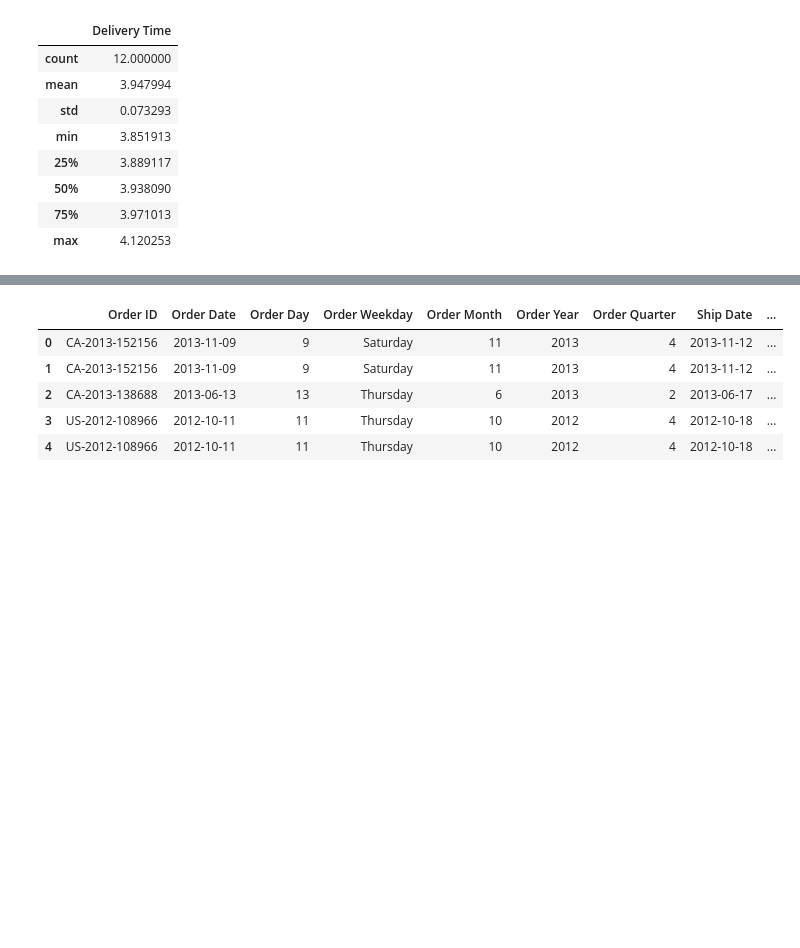
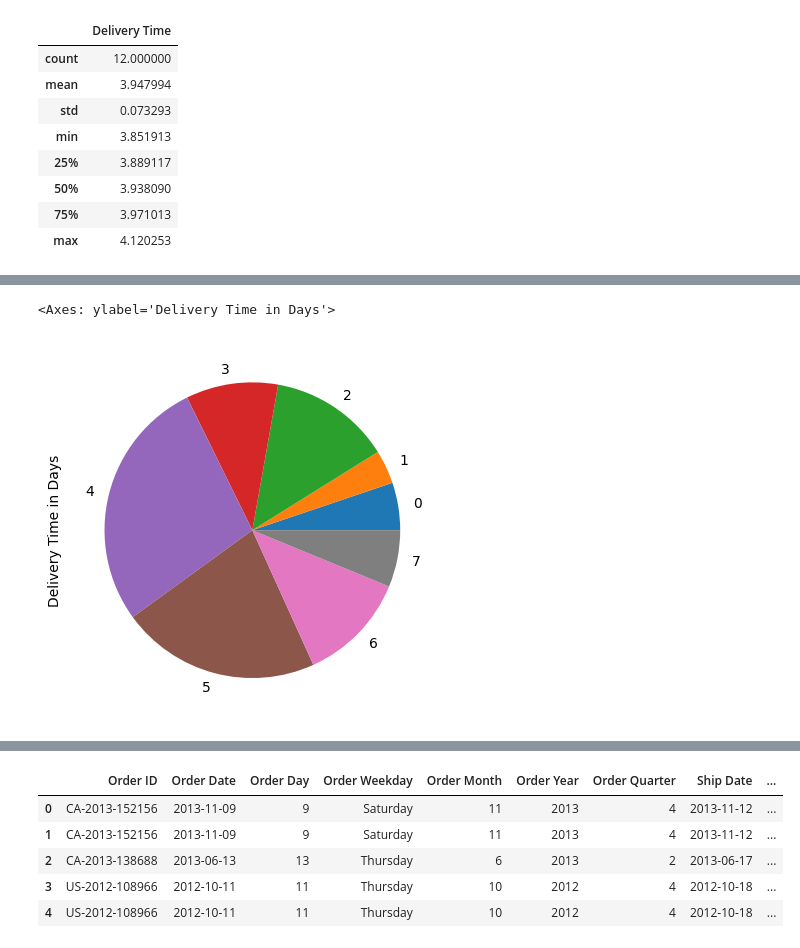
Before and after one commit to manipuppeteer/Data-Analysis-Project-DataCraft, a Jupyter notebook: Superstore.ipynb, the cells around one changed output, grey strips where cells are left out. Saved outputs shown, nothing was run; the diff lists cells and outputs as text; code cells hidden in the pictures; blank space fills up the shorter version.

```diff
--- a/Superstore.ipynb
+++ b/Superstore.ipynb
@@ -146,4 +147,5 @@ superstore.to_csv("superstore_cleaned.csv",index=False)
 # %% [markdown]
 ### Abschnitt Annas Analyse
 # %%
-superstore = pd.read_csv("superstore_cleaned.csv", sep=",", encoding="latin-1")
+superstore = pd.read_csv("superstore_cleaned.csv", sep=",", encoding="latin-1",parse_dates=["Order Date", "Ship Date"], date_format="%Y-%m-%d", dayfirst=True)
+superstore.info()
@@ -182,0 +215,3 @@ Schlussfolgernd ergibt die Delivery Time keine signifikanten Daten über die Nac
+# %%
+Delivery_Time_Count = superstore["Delivery Time"].value_counts().sort_index()
+Delivery_Time_Count
@@ -182,0 +229,5 @@ Schlussfolgernd ergibt die Delivery Time keine signifikanten Daten über die Nac
+# %%
+Delivery_Time_Count.plot(kind="pie", ylabel= "Delivery Time in Days")
+# %% [output]
+<Axes: ylabel='Delivery Time in Days'>
+[figure, added]
```
Also changed, not shown: parts of 31 cells of this notebook.
